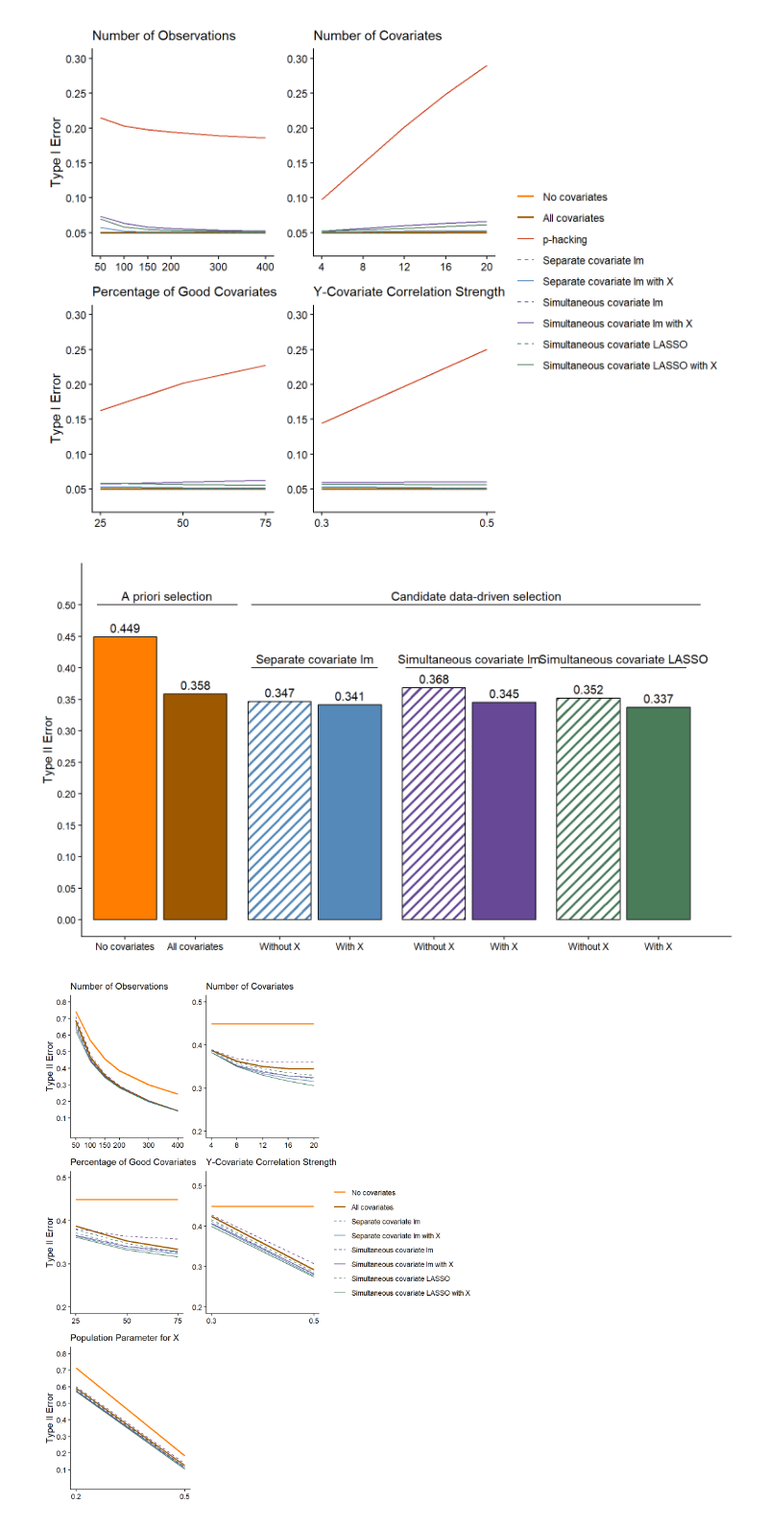
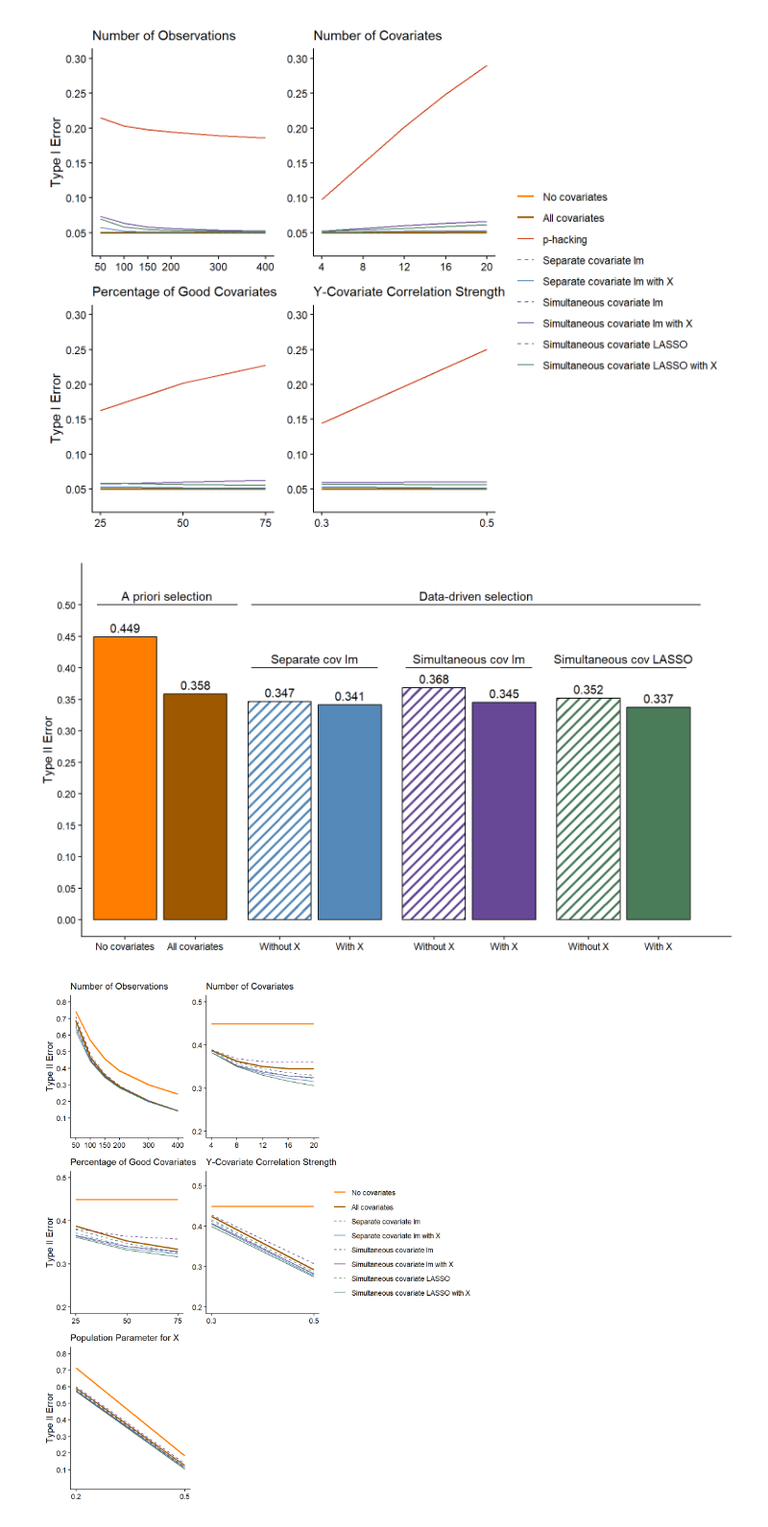
Before and after one commit to jjcurtin/study_cov, a Jupyter notebook: notebooks/mak_figures.out.ipynb, the cells around one changed output. Shown at 96% size. Drawn from its saved outputs; the diff is of its cells as text; code cells hidden in the pictures.

```diff
--- a/notebooks/mak_figures.out.ipynb
+++ b/notebooks/mak_figures.out.ipynb
@@ -269,7 +269,7 @@ segment_labels <- tibble::tibble(
         mean(c(5, 6.8)),
         mean(c(7.2, 9))),
   y = c(.50, .50, .40, .40, .40) + 0.015,
-  label = c("A priori selection", "Candidate data-driven selection", "Separate covariate lm", "Simultaneous covariate lm", "Simultaneous covariate LASSO")
+  label = c("A priori selection", "Data-driven selection", "Separate cov lm", "Simultaneous cov lm", "Simultaneous cov LASSO")
 )
 
 
@@ -291,34 +291,34 @@ ggplot(
   geom_segment(aes(y = .50, x = 2.8, xend = 9.2)) +
   geom_segment(aes(y = .40, x = 2.8, xend = 4.6)) +
   geom_segment(aes(y = .40, x = 5, xend = 6.8)) +
   geom_segment(aes(y = .40, x = 7.2, xend = 9)) +
   geom_text(
     aes(label = sprintf("%.3f", type_II)),
     vjust = -0.5
   ) +
   geom_text(
     data = segment_labels,
     aes(x = x, y = y, label = label),
     inherit.aes = FALSE
   ) +
   labs(x = NULL, y = "Type II Error") +
   scale_y_continuous(
     limits = c(0, max(type_II_summary$type_II) * 1.2),
     breaks = seq(0, max(type_II_summary$type_II) * 1.2, by = 0.05)
   ) +
   # numeric x with custom breaks/labels; gaps are just extra space between positions
   scale_x_continuous(
     breaks = x_breaks,
     labels = x_labels,
     expand = expansion(mult = c(0.02, 0.05))
   ) +
   scale_pattern_manual(values = method_patterns) +
   scale_fill_manual(values = method_colors) +
   theme(
     legend.position = "none"
   )
 # %% [output]
-[figure, old version]
+[figure, new version]
 # %%
 observations_2 <- d_02 |>
   bind_rows(d_05) |>
```
Also changed, not shown: parts of 1 cell of this notebook, 10 other files.
